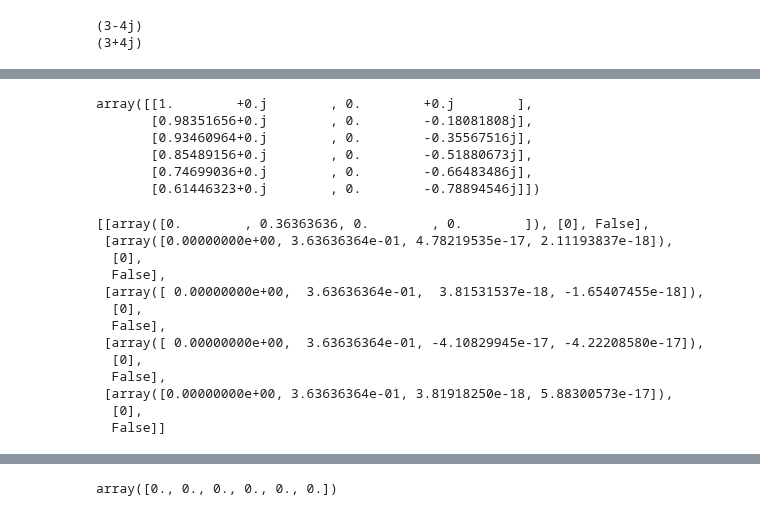
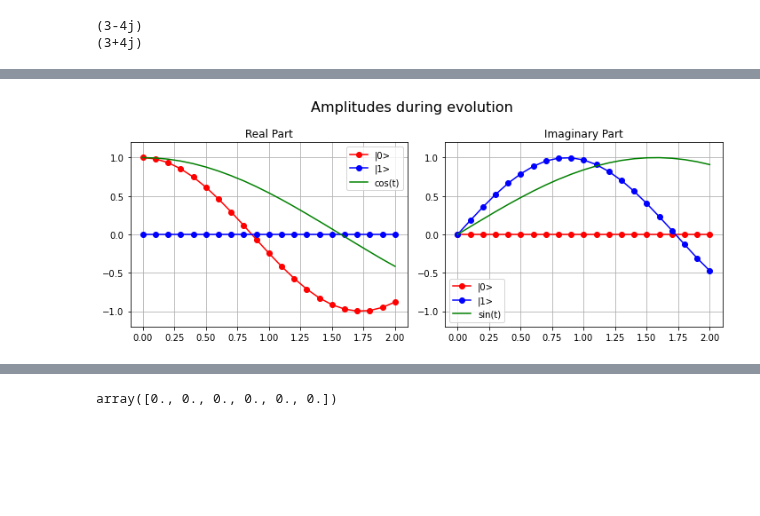
Before and after one commit to KnightShuffler/Quantum-Non-Unitary-Time-Evolution-Public-, a Jupyter notebook: Testing new code.ipynb, the cells around one changed output, grey strips where cells are left out. Drawn from its saved outputs; the diff is of its cells as text; code cells hidden in the pictures; blank space fills up the shorter version.

```diff
--- a/Testing new code.ipynb
+++ b/Testing new code.ipynb
@@ -412,11 +412,18 @@ d=1
 l=1
 qmap = {(0,0): 0, (0,1):1, (1,0): 2,  (1,1):3}
 H = Hamiltonian(hm_list, d, l)#, qmap)
-H.multiply_scalar(-1j)
+H.multiply_scalar(1j)
 D = 0
 
 db = 0.1
 delta = 0.1
-N = 5
+N = 20
 num_shots=0
 backend = Aer.get_backend('statevector_simulator')
+
+
+from qite_params import QITE_params
+
+params = QITE_params(H)
+params.load_hamiltonian_params(D, False)
+params.set_run_params(db, delta, N, num_shots, backend)
@@ -463,25 +459,36 @@ Iteration 5... Done -- Iteration time = 0.06 seconds
-# %%
-svs
-# %% [output]
-array([[1.        +0.j        , 0.        +0.j        ],
-       [0.98351656+0.j        , 0.        -0.18081808j],
-       [0.93460964+0.j        , 0.        -0.35567516j],
-       [0.85489156+0.j        , 0.        -0.51880673j],
-       [0.74699036+0.j        , 0.        -0.66483486j],
-       [0.61446323+0.j        , 0.        -0.78894546j]])
-# %%
-alist
-# %% [output]
-[[array([0.        , 0.36363636, 0.        , 0.        ]), [0], False],
- [array([0.00000000e+00, 3.63636364e-01, 4.78219535e-17, 2.11193837e-18]),
-  [0],
-  False],
- [array([ 0.00000000e+00,  3.63636364e-01,  3.81531537e-18, -1.65407455e-18]),
-  [0],
-  False],
- [array([ 0.00000000e+00,  3.63636364e-01, -4.10829945e-17, -4.22208580e-17]),
-  [0],
-  False],
- [array([0.00000000e+00, 3.63636364e-01, 3.81918250e-18, 5.88300573e-17]),
-  [0],
-  False]]
+# %%
+f = plt.figure(figsize=(10,4))
+axs = [f.add_subplot(121), f.add_subplot(122)]
+t = np.arange(0,N+1,1)*db
+re = np.real(svs)
+im = np.imag(svs)
+axs[0].plot(t,re[:,0],'ro-', label='|0>')
+axs[0].plot(t,re[:,1],'bo-', label='|1>')
+
+# axs[0].axhline(y=np.sqrt(0.5))
+# axs[0].axhline(y=-np.sqrt(0.5))
+
+axs[0].plot(t,np.cos(t), 'g-', label='cos(t)')
+axs[1].plot(t,im[:,0],'ro-', label='|0>')
+axs[1].plot(t,im[:,1],'bo-', label='|1>')
+
+axs[1].plot(t,np.sin(t), 'g-', label='sin(t)')
+
+axs[0].set_ylim(-1.2,1.2)
+axs[1].set_ylim(-1.2,1.2)
+
+axs[0].title.set_text('Real Part')
+axs[1].title.set_text('Imaginary Part')
+
+
+axs[0].legend(loc='best')
+axs[1].legend(loc='best')
+
+axs[0].grid()
+axs[1].grid()
+
+f.suptitle('Amplitudes during evolution', fontsize=16)
+f.tight_layout()
+plt.show()
+# %% [output]
+[figure, added]
```
Also changed, not shown: parts of 10 cells of this notebook.
